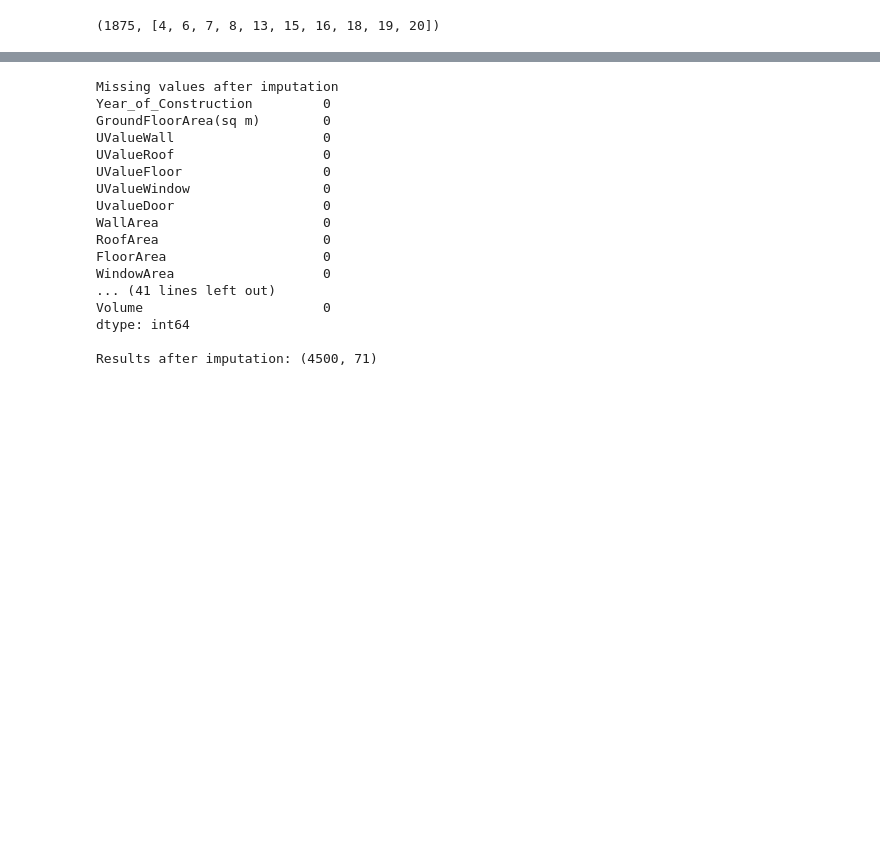
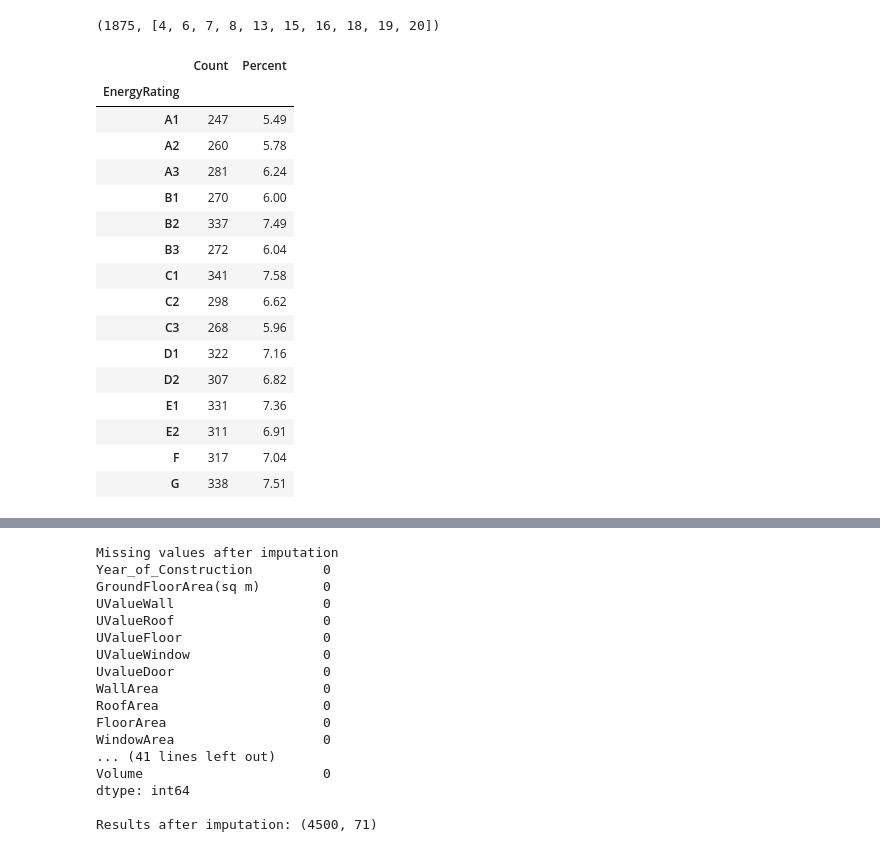
Before and after one commit to MikeLynagh/Predict-BER-Home-Ratings-MLProject, a Jupyter notebook: project.ipynb, the cells around one changed output, grey strips where cells are left out. Cells and saved outputs as stored; diff of their text form; code cells hidden in the pictures; blank space fills up the shorter version.

```diff
--- a/project.ipynb
+++ b/project.ipynb
@@ -46,3 +49,32 @@ missing_rows = df[df.isna().any(axis=1)]
 len(missing_rows), missing_rows.index[:10].to_list()
 # %% [output]
 (1875, [4, 6, 7, 8, 13, 15, 16, 18, 19, 20])
+# %%
+# Table to count and get a % for each BER class in initial dataset
+rating_counts = df['EnergyRating'].value_counts().sort_index()
+rating_percent = (rating_counts / len(df) * 100).round(2)
+
+ber_distribution = pd.DataFrame({
+    'Count':rating_counts,
+    'Percent': rating_percent
+})
+
+ber_distribution
+# %% [output]
+|  | Count | Percent |
+| EnergyRating |  |  |
+| A1 | 247 | 5.49 |
+| A2 | 260 | 5.78 |
+| A3 | 281 | 6.24 |
+| B1 | 270 | 6.00 |
+| B2 | 337 | 7.49 |
+| B3 | 272 | 6.04 |
+| C1 | 341 | 7.58 |
+| C2 | 298 | 6.62 |
+| C3 | 268 | 5.96 |
+| D1 | 322 | 7.16 |
+| D2 | 307 | 6.82 |
+| E1 | 331 | 7.36 |
+| E2 | 311 | 6.91 |
+| F | 317 | 7.04 |
+| G | 338 | 7.51 |
```
Also changed, not shown: parts of 10 cells of this notebook.
